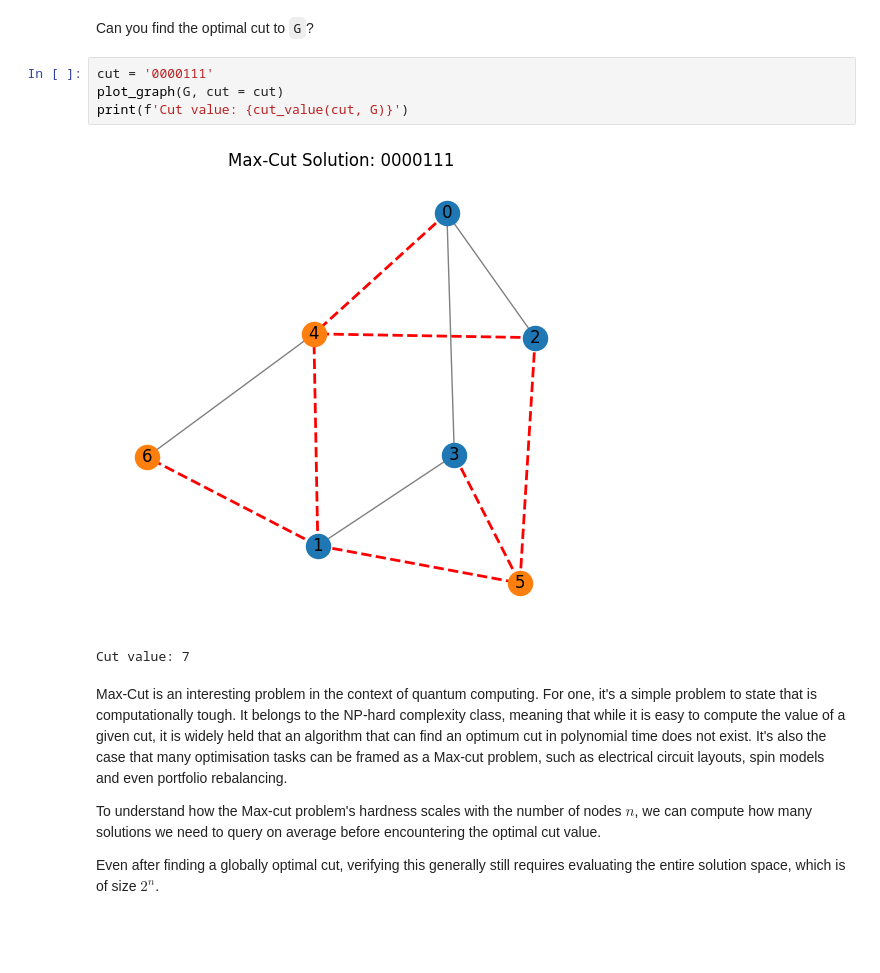
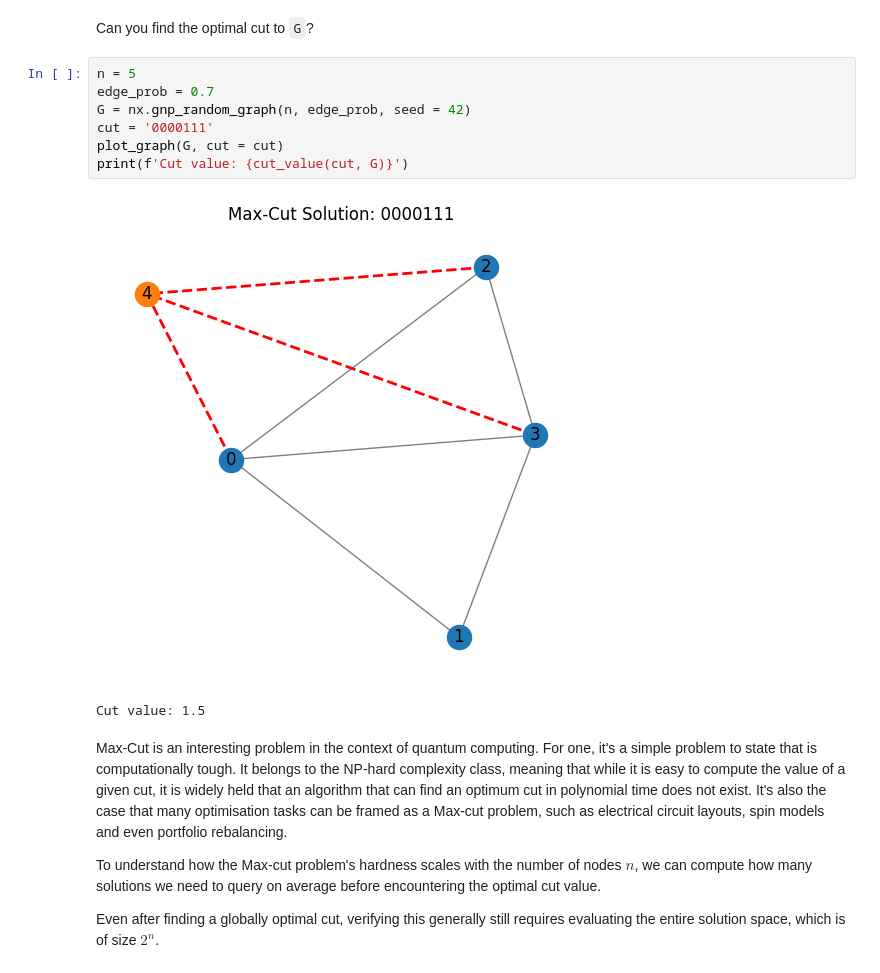
Before and after one commit to PawseySC/PHYS4004_quantum_computing, a Jupyter notebook: PHYS4004_quantum_computing.ipynb, the cells around one changed output. Saved outputs shown, nothing was run; the diff lists cells and outputs as text; blank space fills up the shorter version.

```diff
--- a/PHYS4004_quantum_computing.ipynb
+++ b/PHYS4004_quantum_computing.ipynb
@@ -233,12 +233,15 @@ def plot_graph(G, cut = None):
 # %% [markdown]
 Can you find the optimal cut to `G`?
 # %%
+n = 5
+edge_prob = 0.7
+G = nx.gnp_random_graph(n, edge_prob, seed = 42)
 cut = '0000111'
 plot_graph(G, cut = cut)
 print(f'Cut value: {cut_value(cut, G)}')
 # %% [output]
-[figure, old version]
+[figure, new version]
-Cut value: 7
+Cut value: 1.5
 # %% [markdown]
 Max-Cut is an interesting problem in the context of quantum computing. For one,  it's a simple problem to state that is computationally tough. It belongs to the NP-hard complexity class, meaning that while it is easy to compute the value of a given cut, it is widely held that an algorithm that can find an optimum cut in polynomial time does not exist. It's also the case that many optimisation tasks can be framed as a Max-cut problem, such as electrical circuit layouts, spin models and even portfolio rebalancing.
 
```
Also changed, not shown: parts of 14 cells of this notebook.
